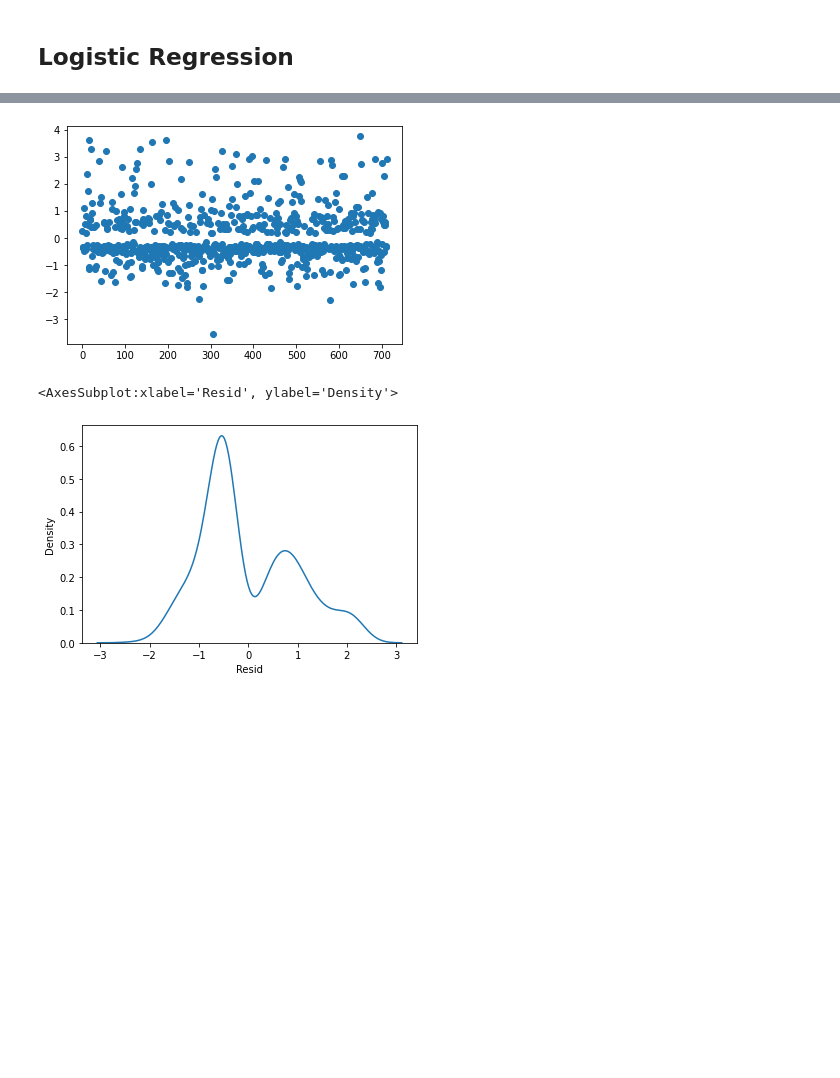
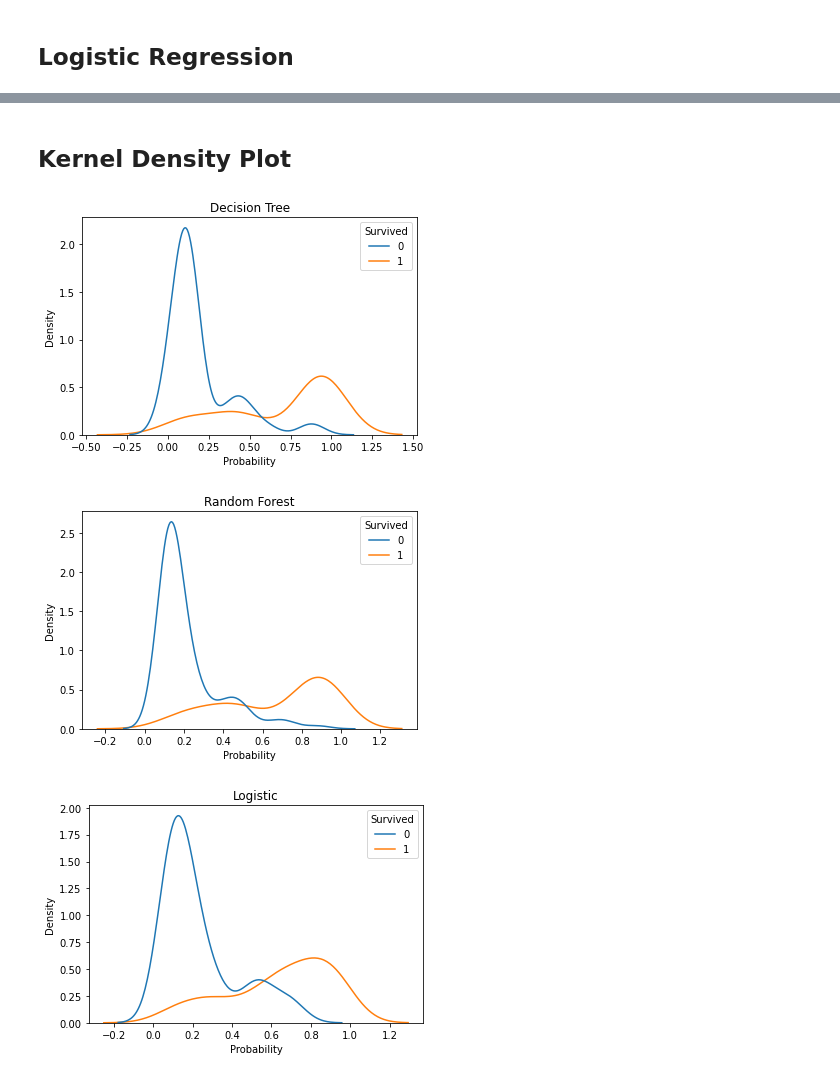
Before and after one commit to asimdatye/Kaggle-Titanic-Challenge, a Jupyter notebook: modeldev.ipynb, the cells around one changed output, grey strips where cells are left out. Drawn from its saved outputs; the diff is of its cells as text; code cells hidden in the pictures; blank space fills up the shorter version.

```diff
--- a/modeldev.ipynb
+++ b/modeldev.ipynb
@@ -98,3 +58,11 @@ plt.show()
+# %%
+tree = DecisionTreeClassifier(max_depth = 5, random_state = 0)
+tree_fit = tree.fit(X_train, y_train)
+
+y_pred = tree.predict(X_test)
+
+dt_roc_auc = roc_auc_score(y_test, tree.predict(X_test))
+dt_fpr, dt_tpr, dt_thresholds = roc_curve(y_test, tree.predict_proba(X_test)[:,1])
 # %% [markdown]
 ## Random Forest
 # %%
@@ -196,8 +128,21 @@ dtype: float64
-# %%
-plt.scatter(x = range(0, 712), y = logit_fit.resid_pearson)
-plt.show()
-sns.kdeplot(data=pd.DataFrame(logit_fit.resid_dev, columns = ['Resid']), x="Resid")
-# %% [output]
-[figure, removed]
-<AxesSubplot:xlabel='Resid', ylabel='Density'>
-[figure, removed]
+# %% [markdown]
+## Kernel Density Plot
+# %%
+kdedata_dt = pd.concat([pd.DataFrame(tree.predict_proba(X_test)[:,1], columns = ['Probability']),
+                            pd.DataFrame(y_test, columns = ['Survived']).reset_index() ], axis = 1)
+kdedata_lr = pd.concat([pd.DataFrame(logit_fit.predict(X_test), columns = ['Probability']),
+                            pd.DataFrame(y_test, columns = ['Survived']) ], axis = 1).reset_index()
+kdedata_rf = pd.concat([pd.DataFrame(rf.predict_proba(X_test)[:,1], columns = ['Probability']),
+                            pd.DataFrame(y_test, columns = ['Survived']).reset_index() ], axis = 1)
+
+plt.figure()
+sns.kdeplot(data=kdedata_dt, x="Probability", hue = "Survived").set(title='Decision Tree')
+plt.show()
+sns.kdeplot(data=kdedata_rf, x="Probability", hue = "Survived").set(title='Random Forest')
+plt.show()
+sns.kdeplot(data=kdedata_lr, x="Probability", hue = "Survived").set(title='Logistic')
+plt.show()
+# %% [output]
+[figure, added]
+[figure, added]
+[figure, added]
```
Also changed, not shown: parts of 22 cells of this notebook.
